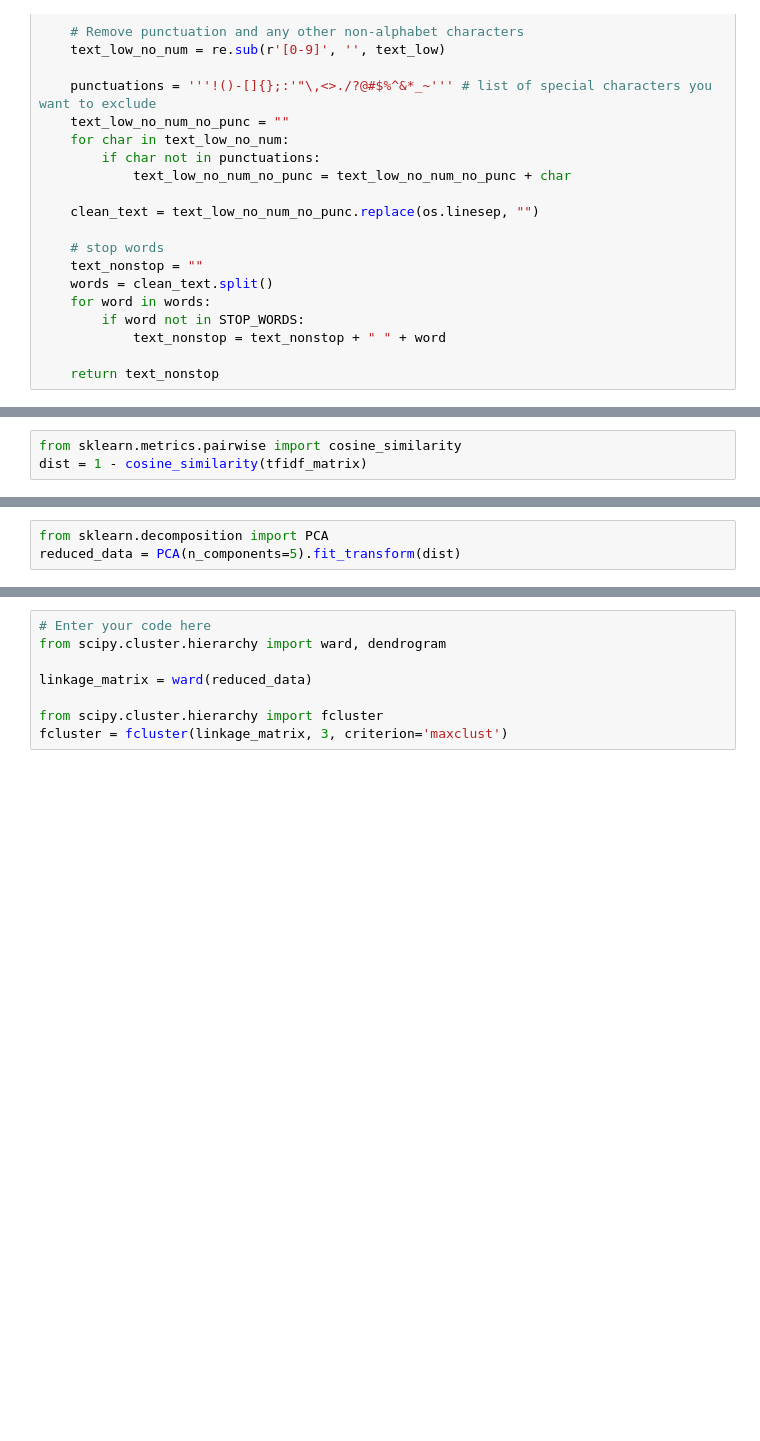
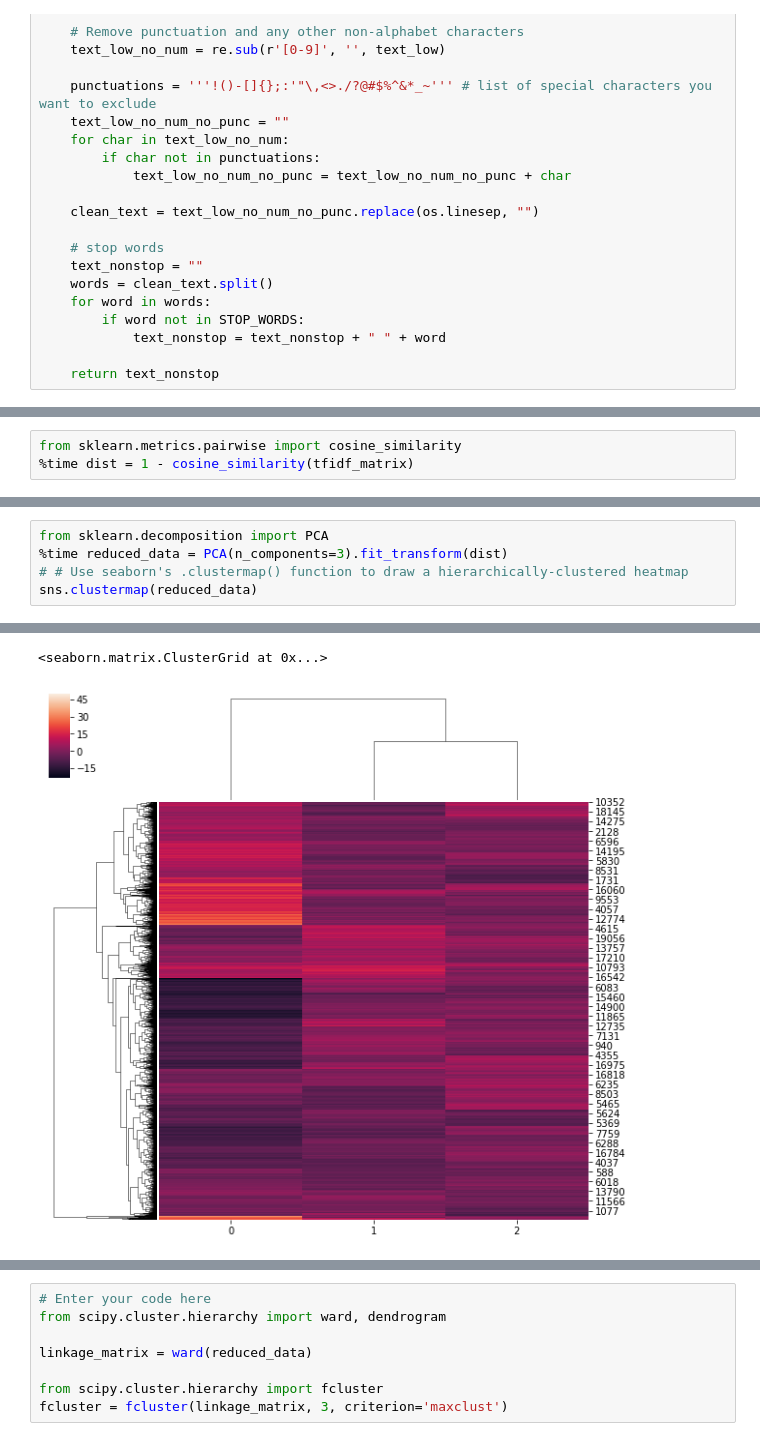
Before and after one commit to JaneYum/MachineLearning_Project, a Jupyter notebook: final.ipynb, the cells around one changed output, grey strips where cells are left out. Cells and saved outputs as stored; diff of their text form; blank space fills up the shorter version.

```diff
--- a/final.ipynb
+++ b/final.ipynb
@@ -78,3 +78,3 @@ Wall time: 3.13 s
 # %%
 from sklearn.metrics.pairwise import cosine_similarity
-dist = 1 - cosine_similarity(tfidf_matrix)
+%time dist = 1 - cosine_similarity(tfidf_matrix)
@@ -81,3 +84,6 @@ dist = 1 - cosine_similarity(tfidf_matrix)
 # %%
 from sklearn.decomposition import PCA
-reduced_data = PCA(n_components=5).fit_transform(dist)
+%time reduced_data = PCA(n_components=3).fit_transform(dist)
+# # Use seaborn's .clustermap() function to draw a hierarchically-clustered heatmap
+sns.clustermap(reduced_data)
+# %% [output]
@@ -83,0 +92,2 @@ reduced_data = PCA(n_components=5).fit_transform(dist)
+<seaborn.matrix.ClusterGrid at 0x...>
+[figure, added]
```
Also changed, not shown: parts of 69 cells of this notebook, 1 other file.
